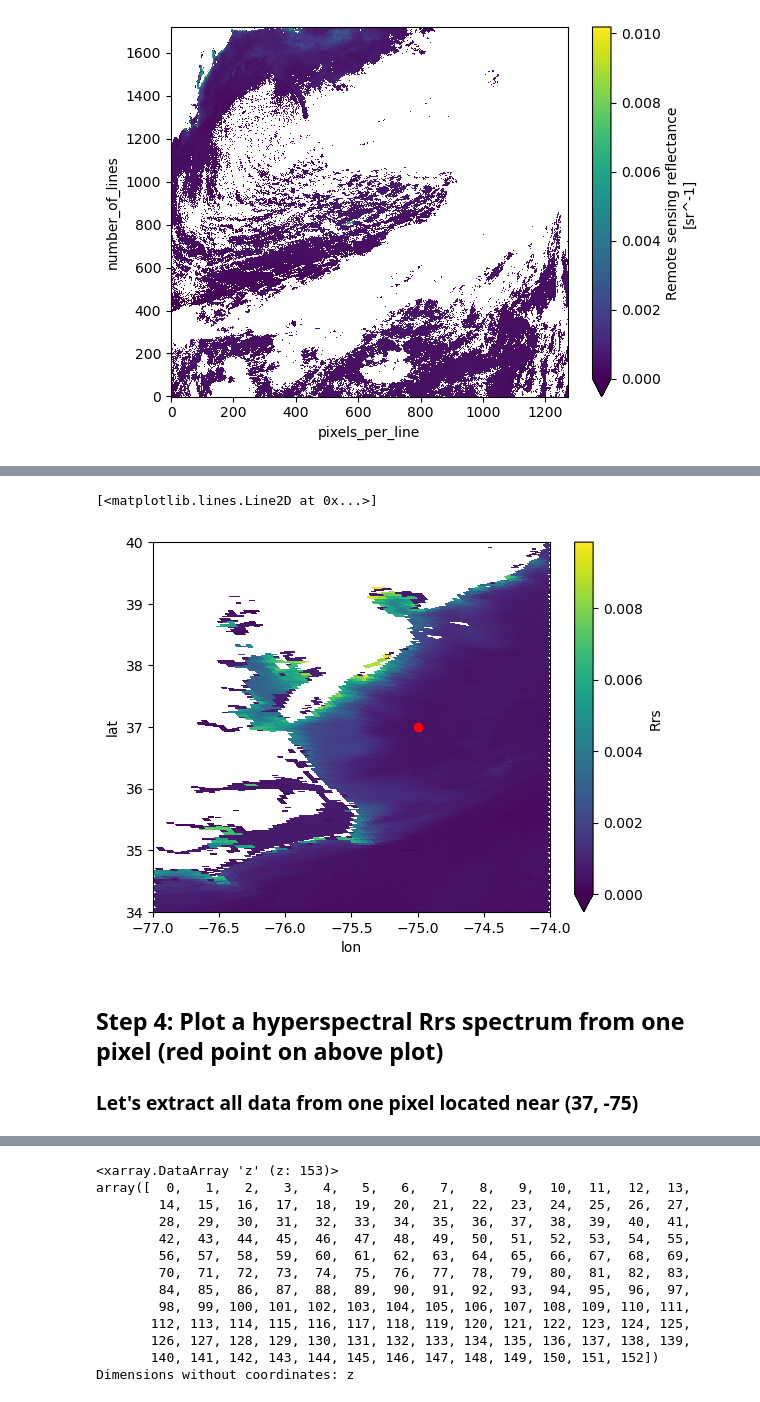
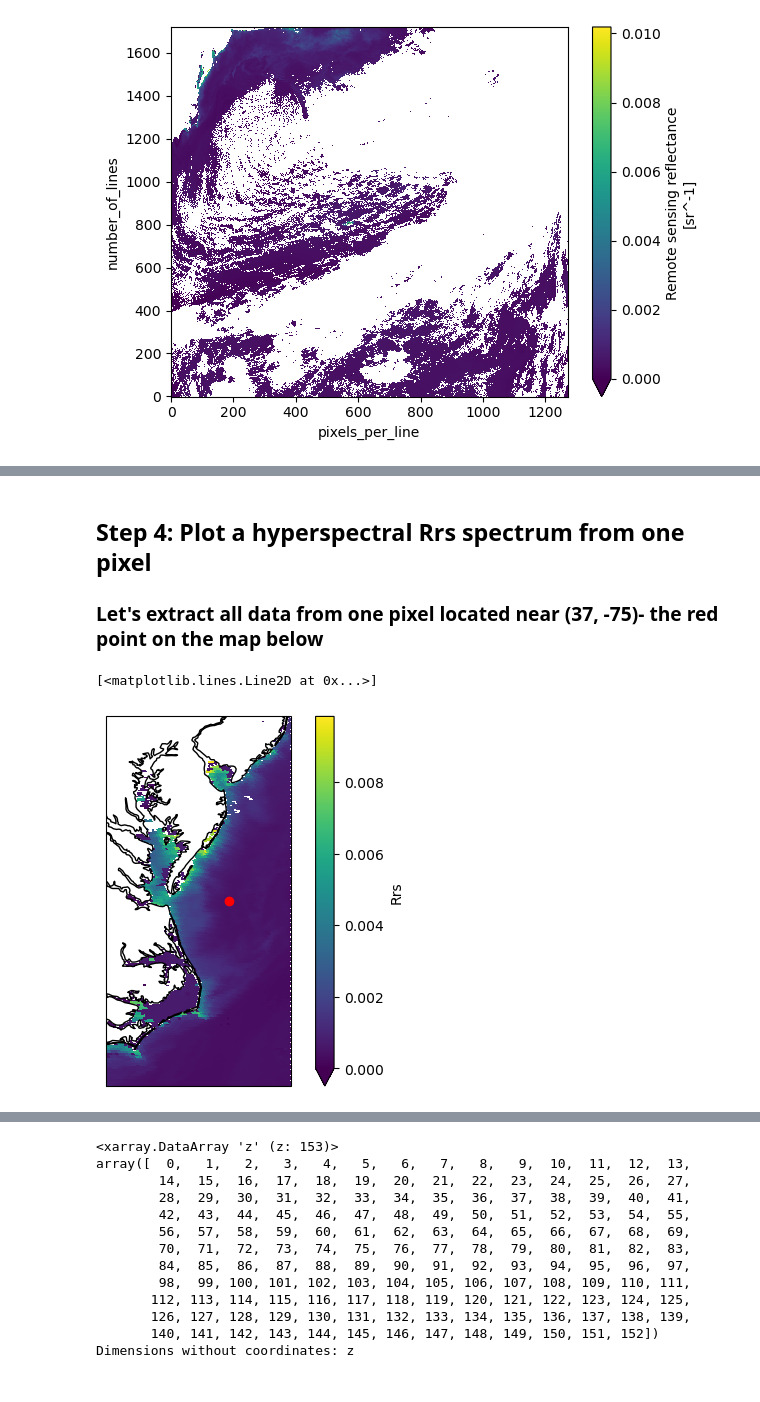
Before and after one commit to aewindle110/OCI_tutorials, a Jupyter notebook: Simulated_OCI_tutorial.ipynb, the cells around one changed output, grey strips where cells are left out. Cells and saved outputs as stored; diff of their text form; code cells hidden in the pictures.

```diff
--- a/Simulated_OCI_tutorial.ipynb
+++ b/Simulated_OCI_tutorial.ipynb
@@ -31,7 +68,6 @@ type: name 'df' is not defined
 # %%
-#df = nc.Dataset('/Users/awindled/Documents/Simulated_OCI_data/PACE_OCI_SIM.20220321T165218.L2.OC_AOP.V9.1.nc')
-df = nc.Dataset('/Users/awindled/Documents/Simulated_OCI_data/PACE_OCI_SIM.20220321T165218.L2.OC_AOP.DITL.nc')
-#df = nc.Dataset('/Users/awindled/Documents/Simulated_OCI_data/AQUA_MODIS.20201130T203000.L2.OC.nc')
+''' Remove quotes at beginning and end of code lines to run
+df = nc.Dataset('/Users/awindled/Documents/Simulated_OCI_data/PACE_OCI_SIM.20220321T165218.L2.OC_AOP.V9.1.nc')
 
 print(df) #with netcdf, we see the groups at the bottom of the dataset readout
 print('')
@@ -47,4 +83,5 @@ print('')
 df_nav = df.groups['navigation_data']
 print(df_nav) #select the geophysical_data group and print all variables
 print('')
+'''
 # %% [output]
@@ -127,9 +111,9 @@ lat = df_nav.variables['latitude'][:]
 lon = df_nav.variables['longitude'][:]
 
 #create new xarray dataset with lats, lons
-rrs_xds = xr.Dataset({'Rrs':(('x', 'y', 'z'),df_geo.variables['Rrs'][:].data)},
-                    coords = {'lat': (('x', 'y'), lat),
-                              'lon': (('x', 'y'), lon)},
+rrs_xds = xr.Dataset(data_vars={'Rrs':(('x', 'y', 'z'), df_geo.variables['Rrs'][:].data)},
+                    coords = {'latitude': (('x', 'y'), lat),
+                              'longitude': (('x', 'y'), lon)},
                     attrs={'variable':'Remote sensing reflectance'})
 rrs_xds
 # %% [output]
@@ -154,6 +142,6 @@ rrs_xds.Rrs[:,:,100].plot(x='lon', y='lat', cmap='viridis', vmin=0)
 # %%
-rrs_xds_subset = rrs_xds.where((rrs_xds.lat>=34) & (rrs_xds.lat<=40), drop=True)
-rrs_xds_subset = rrs_xds_subset.where((rrs_xds_subset.lon>=-77) & (rrs_xds_subset.lon<=-74), drop=True)
+rrs_xds_subset = rrs_xds.where((rrs_xds.latitude>=34) & (rrs_xds.latitude<=40), drop=True)
+rrs_xds_subset = rrs_xds_subset.where((rrs_xds_subset.longitude>=-77) & (rrs_xds_subset.longitude<=-74), drop=True)
 
 rrs_xds_subset
 # %% [output]
@@ -170,11 +178,13 @@ Attributes:
+# %% [markdown]
+## Step 4: Plot a hyperspectral Rrs spectrum from one pixel
+
+### Let's extract all data from one pixel located near (37, -75)- the red point on the map below
 # %%
+ax = plt.axes(projection=ccrs.PlateCarree())
+ax.coastlines()
 rrs_xds_subset.Rrs[:,:,100].plot(x='lon', y='lat', cmap='viridis', vmin=0)
 plt.axis([-77, -74, 34, 40]) #changes the plotting axes
-plt.plot(-75,37, marker='o',color='red') #adding red point to extract data from (see below)
+plt.plot(-75, 37, marker='o',color='red') #adding red point to extract data from
 # %% [output]
 [<matplotlib.lines.Line2D at 0x...>]
-[figure, old version]
+[figure, new version]
-# %% [markdown]
-## Step 4: Plot a hyperspectral Rrs spectrum from one pixel (red point on above plot)
-
-### Let's extract all data from one pixel located near (37, -75)
```
Also changed, not shown: parts of 46 cells of this notebook.
